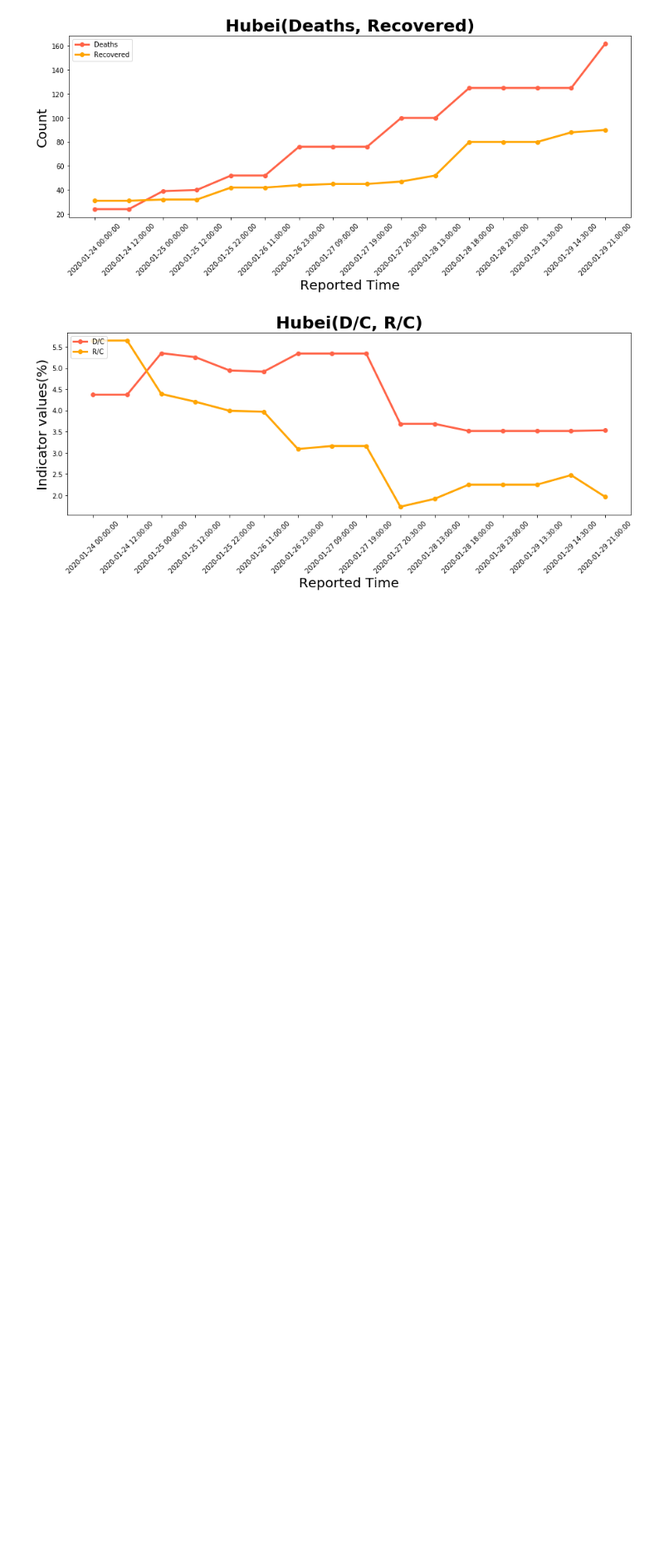
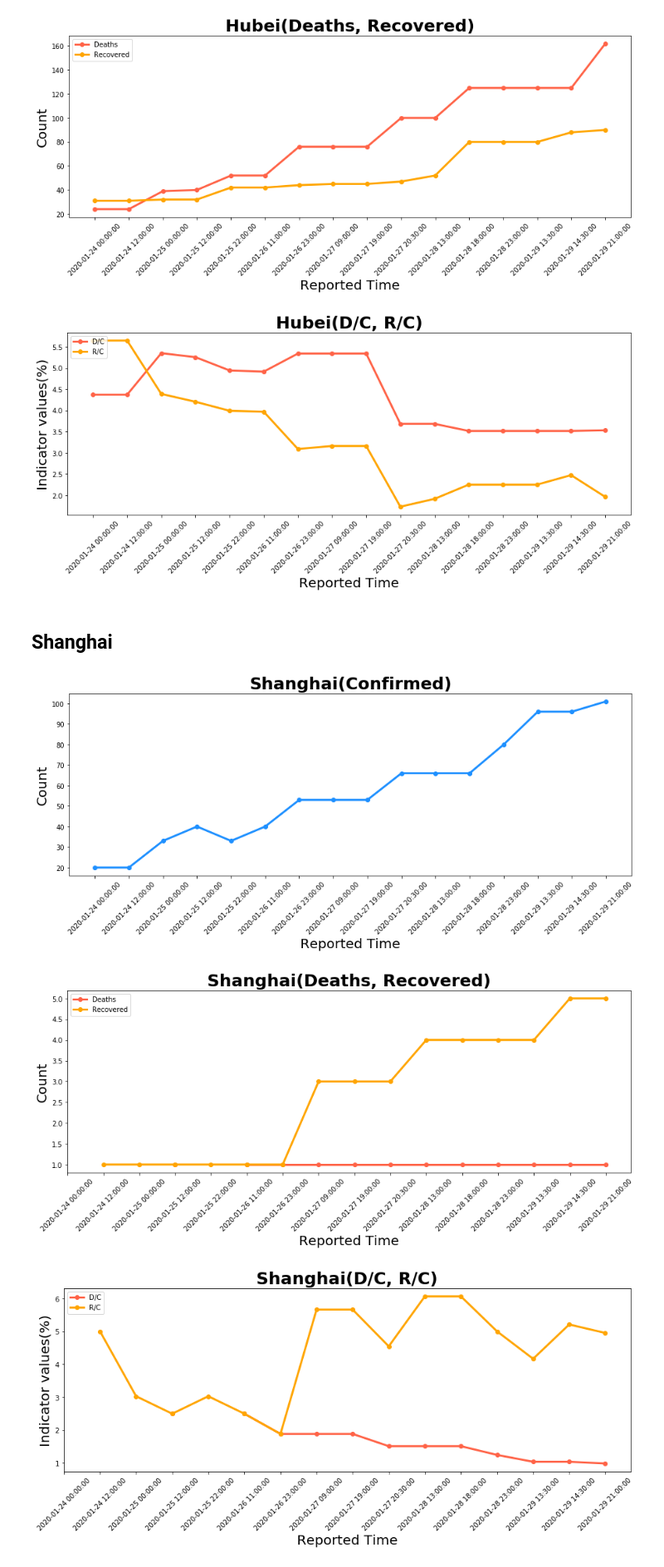
Before and after one commit to WooilJeong/novel_coronavirus, a Jupyter notebook: novel_corona_virus.ipynb, the cells around one changed output. Shown: that part at 83% size. Drawn from its saved outputs; the diff is of its cells as text; code cells hidden in the pictures; blank space fills up the shorter version.

```diff
--- a/novel_corona_virus.ipynb
+++ b/novel_corona_virus.ipynb
@@ -483,3 +414,14 @@ h.plot_dc_rc()
 [figure]
 [figure]
 [figure]
+# %% [markdown]
+## Shanghai
+# %%
+h=corona('Shanghai')
+h.plot_confirmed()
+h.plot_deaths_recovered()
+h.plot_dc_rc()
+# %% [output]
+[figure, added]
+[figure, added]
+[figure, added]
```
Also changed, not shown: parts of 17 cells of this notebook.
